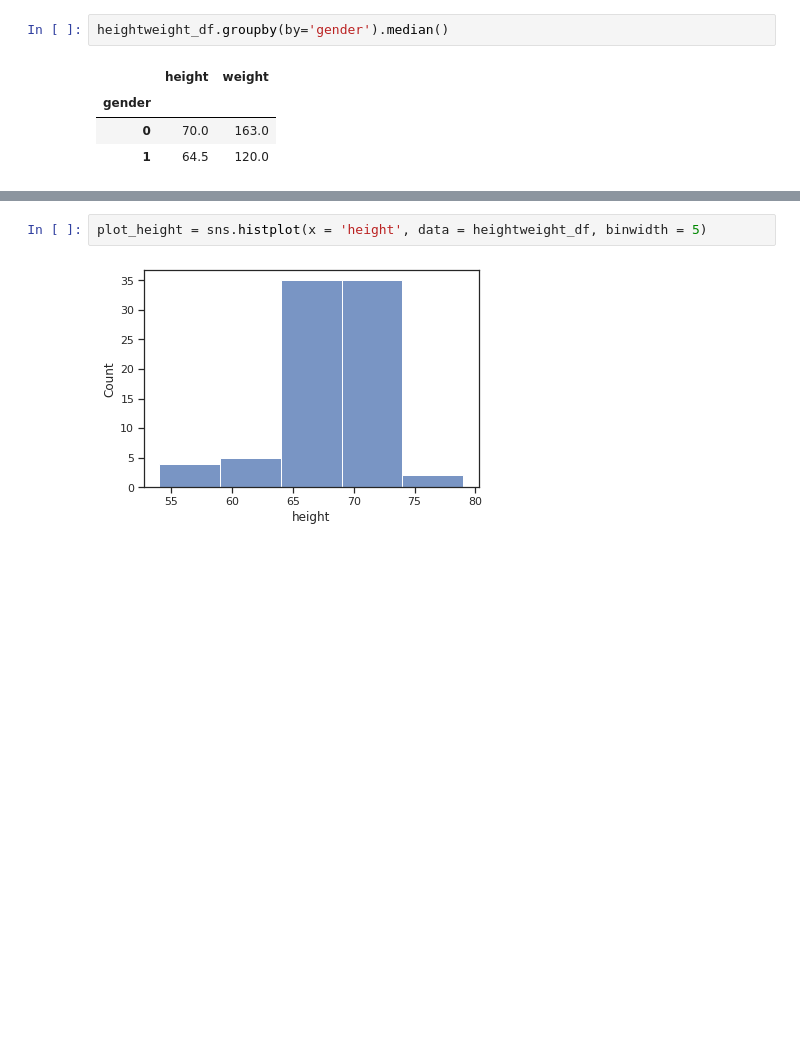
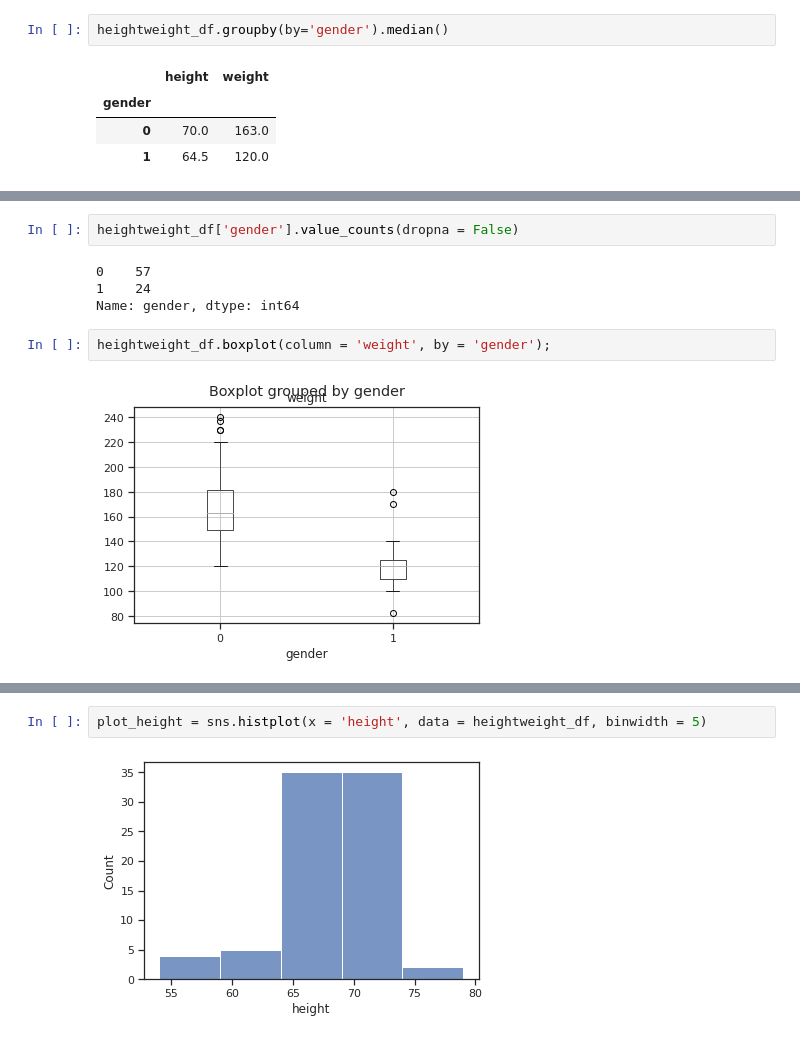
Before and after one commit to Hyangsug/data1, a Jupyter notebook: Histogram_Class.ipynb, the cells around one changed output, grey strips where cells are left out. Drawn from its saved outputs; the diff is of its cells as text; blank space fills up the shorter version.

```diff
--- a/Histogram_Class.ipynb
+++ b/Histogram_Class.ipynb
@@ -75,0 +98,10 @@ heightweight_df.groupby(by='gender').median()
+# %%
+heightweight_df['gender'].value_counts(dropna = False)
+# %% [output]
+0    57
+1    24
+Name: gender, dtype: int64
+# %%
+heightweight_df.boxplot(column = 'weight', by = 'gender');
+# %% [output]
+[figure, added]
```
Also changed, not shown: parts of 7 cells of this notebook.
